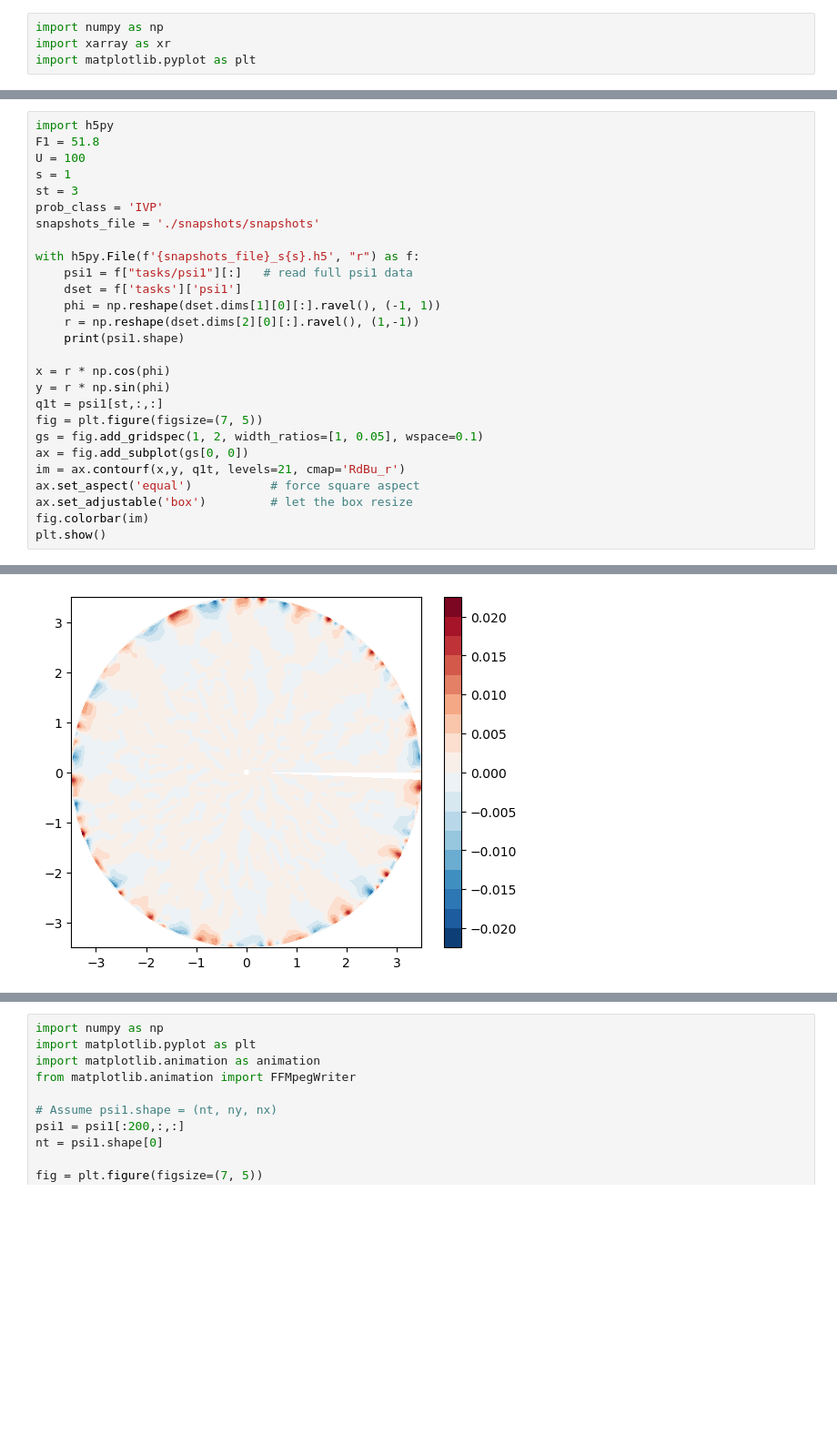
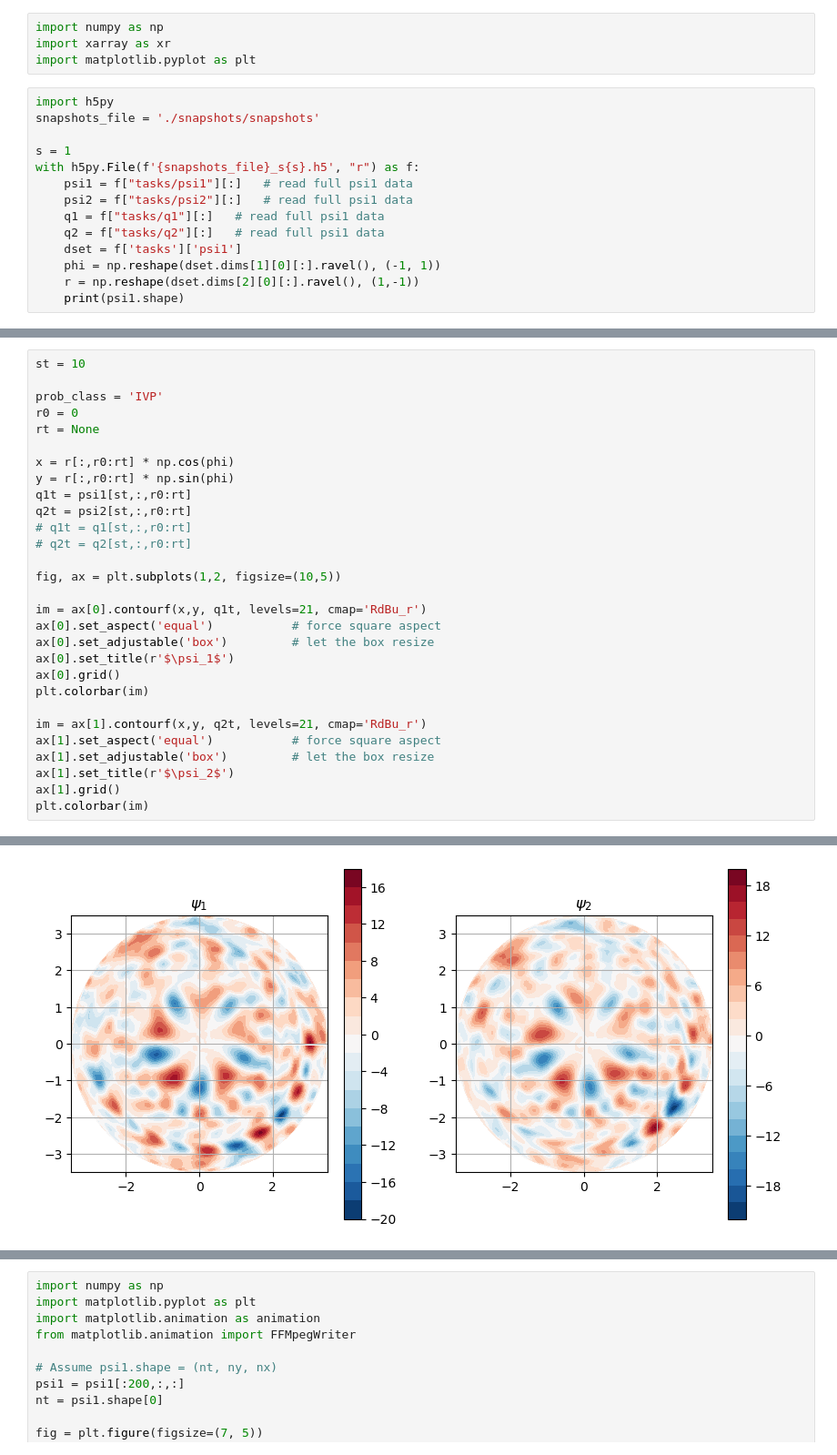
Before and after one commit to linyao1999/JupiterVortex, a Jupyter notebook: IVP_dry_2L_plot.ipynb, the cells around one changed output, grey strips where cells are left out. Shown at 91% size. Drawn from its saved outputs; the diff is of its cells as text; blank space fills up the shorter version.

```diff
--- a/IVP_dry_2L_plot.ipynb
+++ b/IVP_dry_2L_plot.ipynb
@@ -2,3 +2,17 @@
 import numpy as np
 import xarray as xr
 import matplotlib.pyplot as plt
+# %%
+import h5py
+snapshots_file = './snapshots/snapshots'
+
+s = 1
+with h5py.File(f'{snapshots_file}_s{s}.h5', "r") as f:
+    psi1 = f["tasks/psi1"][:]   # read full psi1 data
+    psi2 = f["tasks/psi2"][:]   # read full psi1 data
+    q1 = f["tasks/q1"][:]   # read full psi1 data
+    q2 = f["tasks/q2"][:]   # read full psi1 data
+    dset = f['tasks']['psi1']
+    phi = np.reshape(dset.dims[1][0][:].ravel(), (-1, 1))
+    r = np.reshape(dset.dims[2][0][:].ravel(), (1,-1))
+    print(psi1.shape)
@@ -5,28 +21,30 @@ import matplotlib.pyplot as plt
 # %%
-import h5py
-F1 = 51.8
-U = 100
-s = 1
-st = 3
+st = 10
+
 prob_class = 'IVP'
-snapshots_file = './snapshots/snapshots'
+r0 = 0
+rt = None
 
-with h5py.File(f'{snapshots_file}_s{s}.h5', "r") as f:
-    psi1 = f["tasks/psi1"][:]   # read full psi1 data
-    dset = f['tasks']['psi1']
-    phi = np.reshape(dset.dims[1][0][:].ravel(), (-1, 1))
-    r = np.reshape(dset.dims[2][0][:].ravel(), (1,-1))
-    print(psi1.shape)
+x = r[:,r0:rt] * np.cos(phi)
+y = r[:,r0:rt] * np.sin(phi)
+q1t = psi1[st,:,r0:rt]
+q2t = psi2[st,:,r0:rt]
+# q1t = q1[st,:,r0:rt]
+# q2t = q2[st,:,r0:rt]
 
-x = r * np.cos(phi)
-y = r * np.sin(phi)
-q1t = psi1[st,:,:]
-fig = plt.figure(figsize=(7, 5))
-gs = fig.add_gridspec(1, 2, width_ratios=[1, 0.05], wspace=0.1)
-ax = fig.add_subplot(gs[0, 0])
-im = ax.contourf(x,y, q1t, levels=21, cmap='RdBu_r')
-ax.set_aspect('equal')           # force square aspect
-ax.set_adjustable('box')         # let the box resize
-fig.colorbar(im)
-plt.show()
+fig, ax = plt.subplots(1,2, figsize=(10,5))
+
+im = ax[0].contourf(x,y, q1t, levels=21, cmap='RdBu_r')
+ax[0].set_aspect('equal')           # force square aspect
+ax[0].set_adjustable('box')         # let the box resize
+ax[0].set_title(r'$\psi_1$')
+ax[0].grid()
+plt.colorbar(im)
+
+im = ax[1].contourf(x,y, q2t, levels=21, cmap='RdBu_r')
+ax[1].set_aspect('equal')           # force square aspect
+ax[1].set_adjustable('box')         # let the box resize
+ax[1].set_title(r'$\psi_2$')
+ax[1].grid()
+plt.colorbar(im)
 # %% [output]
@@ -34 +52 @@ plt.show()
-[figure, old version]
+[figure, new version]
```
Also changed, not shown: parts of 5 cells of this notebook, 10 other files.
